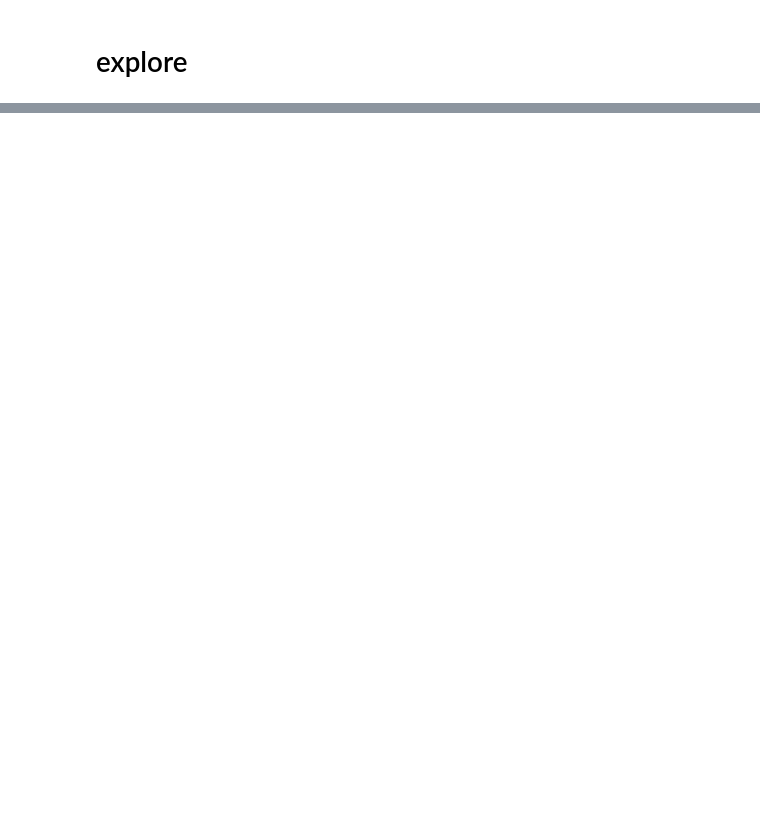
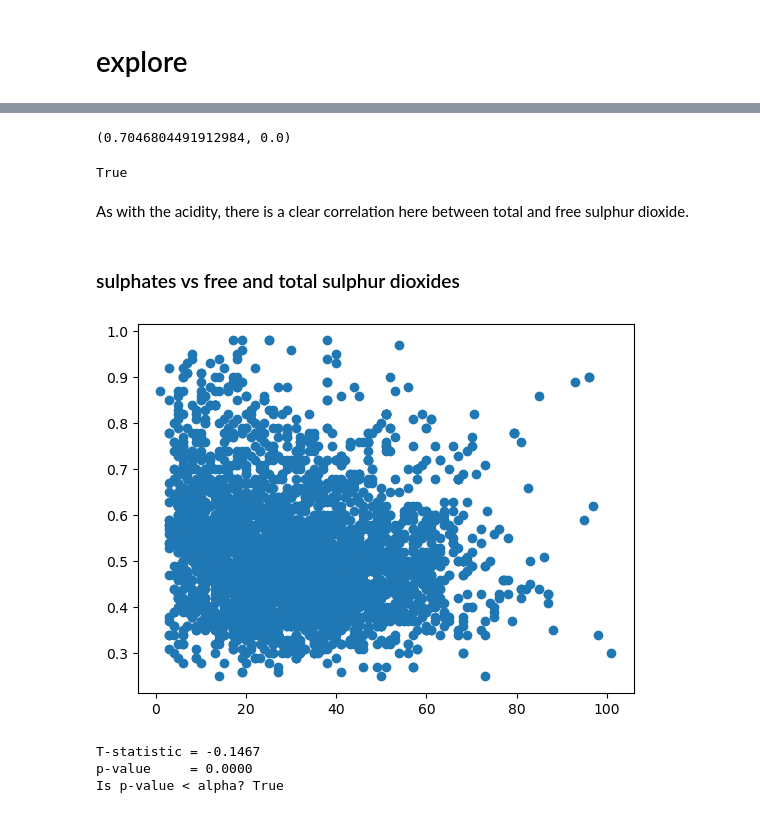
Before and after one commit to clustering-the-wines/wine_clustering, a Jupyter notebook: shawn_workbook.ipynb, the cells around one changed output, grey strips where cells are left out. Saved outputs shown, nothing was run; the diff lists cells and outputs as text; code cells hidden in the pictures; blank space fills up the shorter version.

```diff
--- a/shawn_workbook.ipynb
+++ b/shawn_workbook.ipynb
@@ -172,0 +263,23 @@ def inertial_dampening(df, num=11, cols):
+# %%
+corr, p
+# %% [output]
+(0.7046804491912984, 0.0)
+# %%
+p < alpha
+# %% [output]
+True
+# %% [markdown]
+As with the acidity, there is a clear correlation here between total and free sulphur dioxide.
+# %% [markdown]
+### sulphates vs free and total sulphur dioxides
+# %%
+plt.scatter(data=train, x='free_sulphur_dioxide', y='sulphates')
+plt.show()
+# %% [output]
+[figure, added]
+# %%
+pearsonr_report(train['sulphates'], train['free_sulphur_dioxide'])
+# %% [output]
+T-statistic = -0.1467
+p-value     = 0.0000
+Is p-value < alpha? True
```
Also changed, not shown: parts of 91 cells of this notebook, 5 other files.
